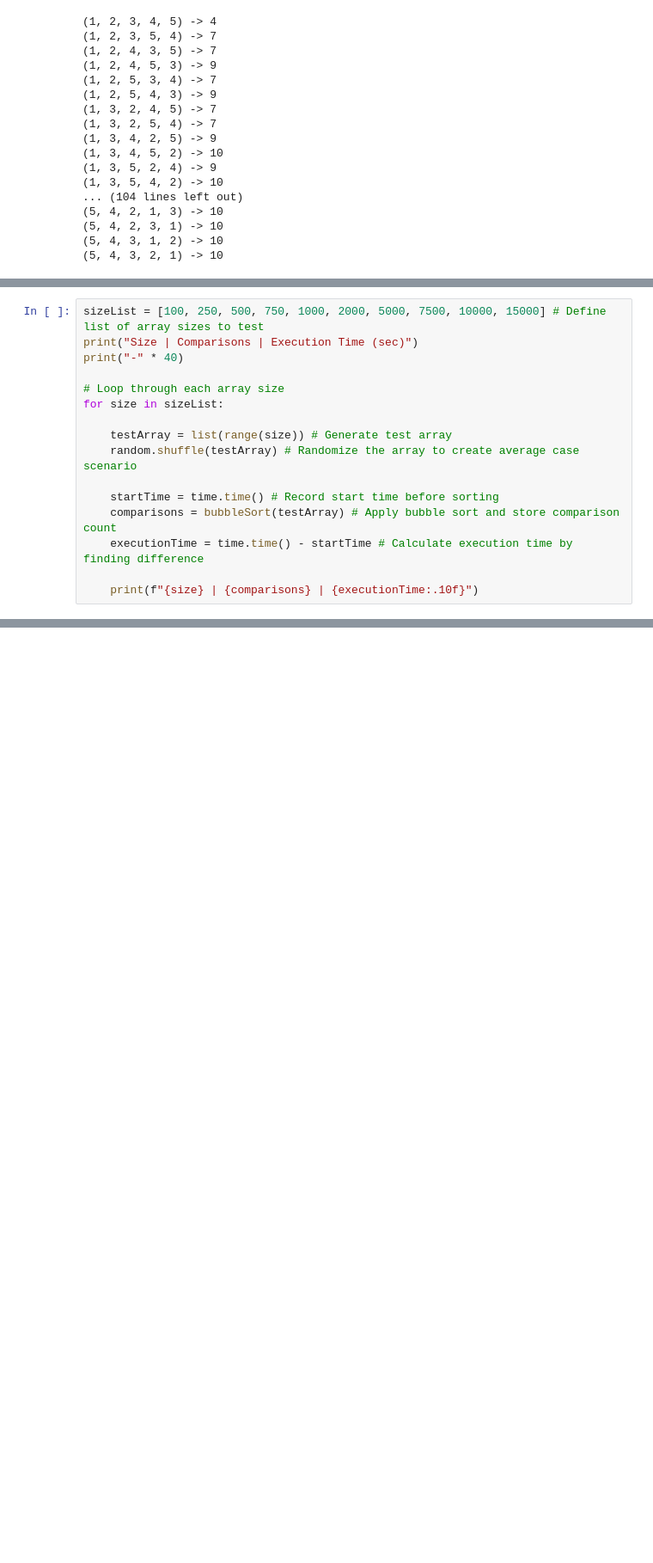
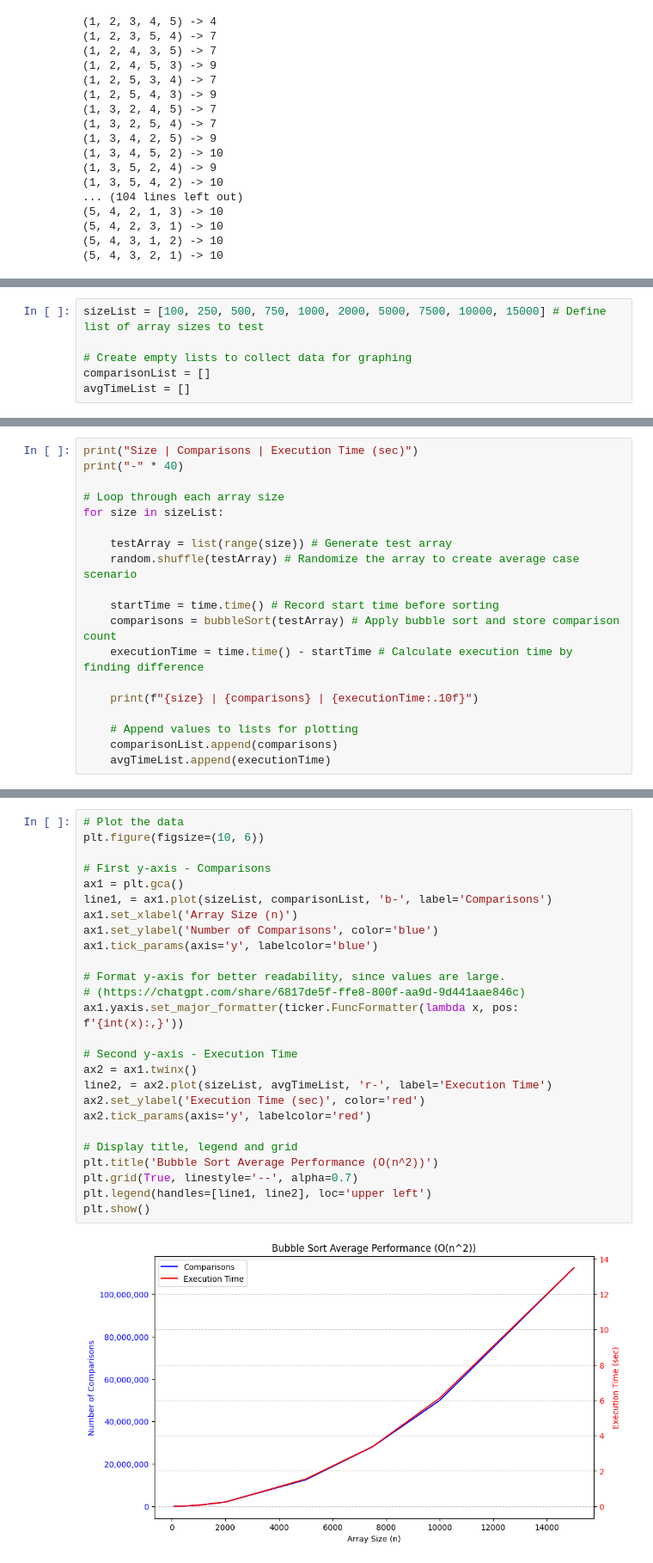
Before and after one commit to LukeCorc99/ComputationalTheory, a Jupyter notebook: tasks.ipynb, the cells around one changed output, grey strips where cells are left out. Shown at 86% size. Saved outputs shown, nothing was run; the diff lists cells and outputs as text; blank space fills up the shorter version.

```diff
--- a/tasks.ipynb
+++ b/tasks.ipynb
@@ -1784,0 +1887,6 @@ Size | Comparisons | Execution Time (sec)
+# %%
+sizeList = [100, 250, 500, 750, 1000, 2000, 5000, 7500, 10000, 15000] # Define list of array sizes to test
+
+# Create empty lists to collect data for graphing
+comparisonList = []
+avgTimeList = []
@@ -1785,5 +1899,4 @@ Size | Comparisons | Execution Time (sec)
 # %%
-sizeList = [100, 250, 500, 750, 1000, 2000, 5000, 7500, 10000, 15000] # Define list of array sizes to test
 print("Size | Comparisons | Execution Time (sec)")
 print("-" * 40)
 
@@ -1798,6 +1911,10 @@ for size in sizeList:
     executionTime = time.time() - startTime # Calculate execution time by finding difference
 
     print(f"{size} | {comparisons} | {executionTime:.10f}")
+
+    # Append values to lists for plotting
+    comparisonList.append(comparisons)
+    avgTimeList.append(executionTime)
 # %% [output]
 Size | Comparisons | Execution Time (sec)
 ----------------------------------------
@@ -1814,3 +1936,31 @@ Size | Comparisons | Execution Time (sec)
+# %%
+# Plot the data
+plt.figure(figsize=(10, 6))
+
+# First y-axis - Comparisons
+ax1 = plt.gca()
+line1, = ax1.plot(sizeList, comparisonList, 'b-', label='Comparisons')
+ax1.set_xlabel('Array Size (n)')
+ax1.set_ylabel('Number of Comparisons', color='blue')
+ax1.tick_params(axis='y', labelcolor='blue')
+
+# Format y-axis for better readability, since values are large.
+# (https://chatgpt.com/share/6817de5f-ffe8-800f-aa9d-9d441aae846c)
+ax1.yaxis.set_major_formatter(ticker.FuncFormatter(lambda x, pos: f'{int(x):,}'))
+
+# Second y-axis - Execution Time
+ax2 = ax1.twinx()
+line2, = ax2.plot(sizeList, avgTimeList, 'r-', label='Execution Time')
+ax2.set_ylabel('Execution Time (sec)', color='red')
+ax2.tick_params(axis='y', labelcolor='red')
+
+# Display title, legend and grid
+plt.title('Bubble Sort Average Performance (O(n^2))')
+plt.grid(True, linestyle='--', alpha=0.7)
+plt.legend(handles=[line1, line2], loc='upper left')
+plt.show()
+# %% [output]
+[figure, added]
 # %% [markdown]
 # Academic Paper Bibliography
 **[1]** -
```
Also changed, not shown: parts of 55 cells of this notebook.
